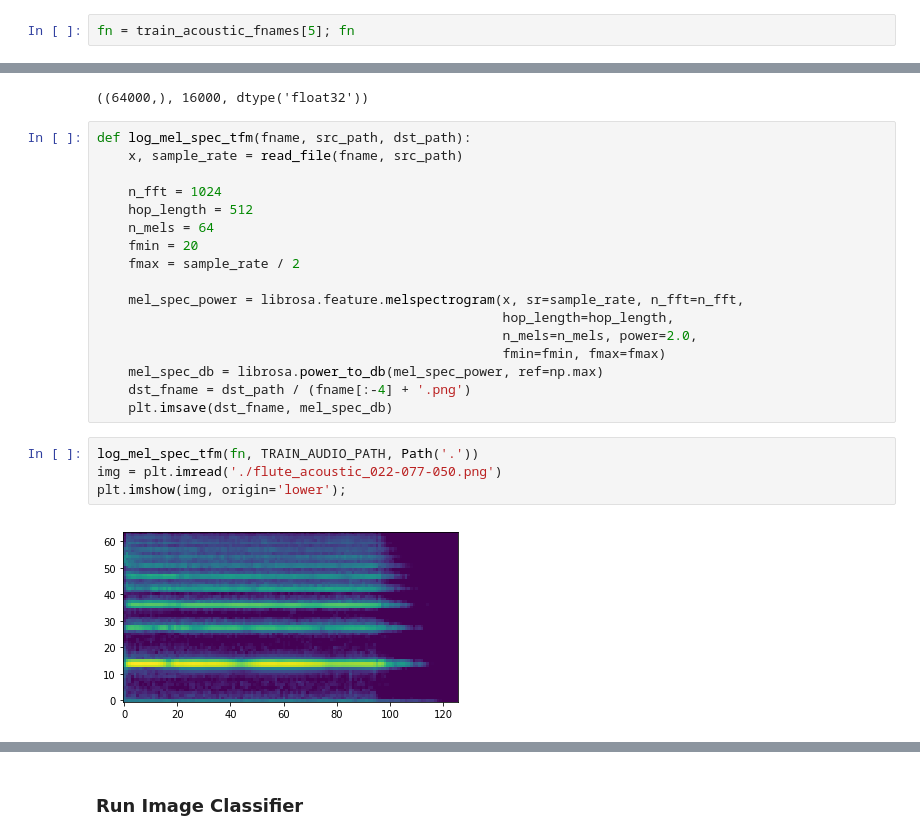
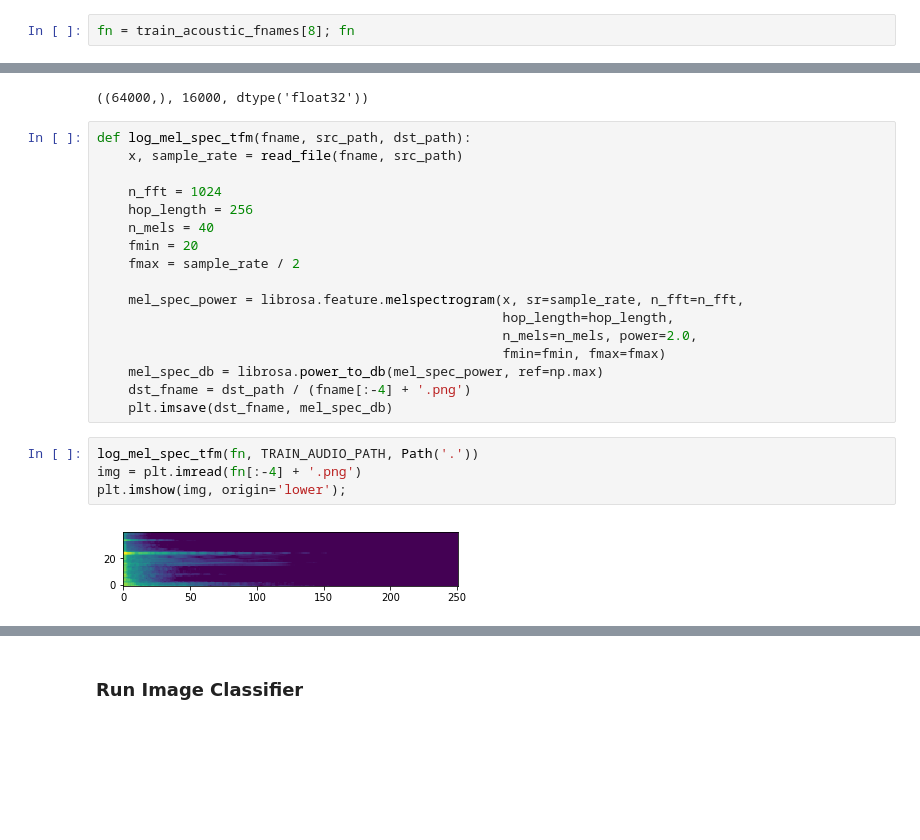
Before and after one commit to jhartquist/fastai_audio, a Jupyter notebook: notebooks/[example] Generate Images, use Image Classifier.ipynb, the cells around one changed output, grey strips where cells are left out. Drawn from its saved outputs; the diff is of its cells as text; blank space fills up the shorter version.

```diff
--- a/notebooks/[example] Generate Images, use Image Classifier.ipynb
+++ b/notebooks/[example] Generate Images, use Image Classifier.ipynb
@@ -32,5 +33,5 @@ len(train_acoustic_fnames), len(valid_acoustic_fnames)
 # %% [output]
 (102165, 5124)
 # %%
-fn = train_acoustic_fnames[5]; fn
+fn = train_acoustic_fnames[8]; fn
 # %% [output]
@@ -49,8 +50,8 @@ def log_mel_spec_tfm(fname, src_path, dst_path):
     x, sample_rate = read_file(fname, src_path)
 
     n_fft = 1024
-    hop_length = 512
-    n_mels = 64
+    hop_length = 256
+    n_mels = 40
     fmin = 20
     fmax = sample_rate / 2
 
@@ -63,8 +64,8 @@ def log_mel_spec_tfm(fname, src_path, dst_path):
     plt.imsave(dst_fname, mel_spec_db)
 # %%
 log_mel_spec_tfm(fn, TRAIN_AUDIO_PATH, Path('.'))
-img = plt.imread('./flute_acoustic_022-077-050.png')
+img = plt.imread(fn[:-4] + '.png')
 plt.imshow(img, origin='lower');
 # %% [output]
-[figure, old version]
+[figure, new version]
 # %%
```
Also changed, not shown: parts of 12 cells of this notebook, 1 other file.
